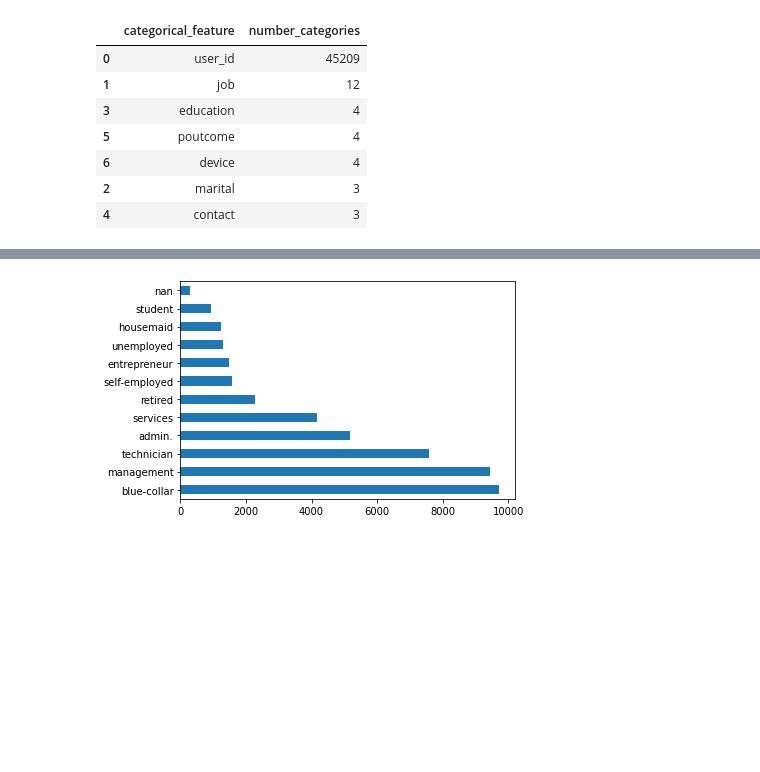
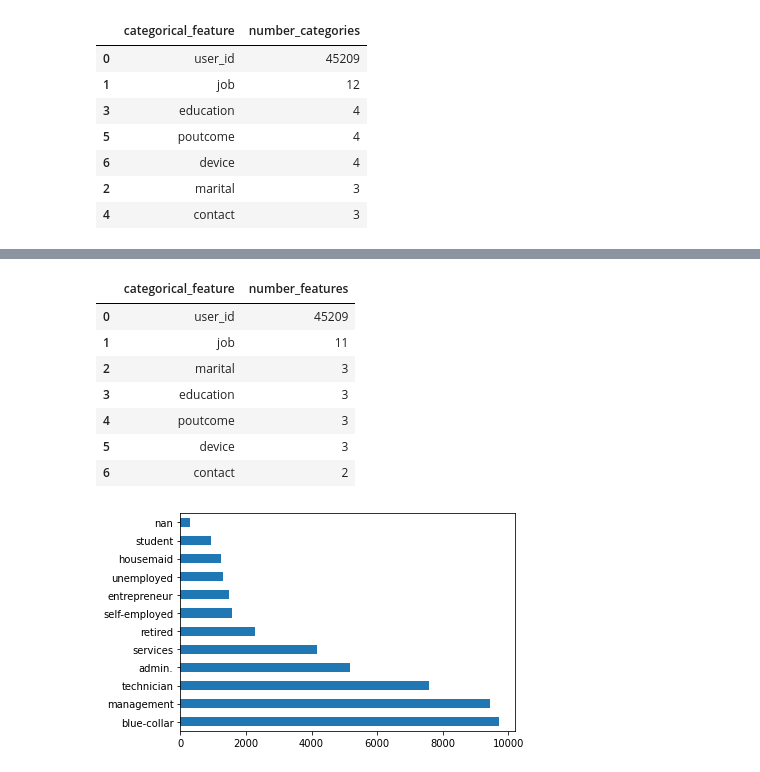
Before and after one commit to tmespe/tub_advanced_ds, a Jupyter notebook: notebooks/02-users-data-eda-tidied.ipynb, the cells around one changed output, grey strips where cells are left out. Drawn from its saved outputs; the diff is of its cells as text; code cells hidden in the pictures; blank space fills up the shorter version.

```diff
--- a/notebooks/02-users-data-eda-tidied.ipynb
+++ b/notebooks/02-users-data-eda-tidied.ipynb
@@ -187,3 +205,17 @@ identify_number_categories(users_data)
+# %%
+# convert the output to a DataFrame if you want to tidy up the output
+
+summary_df = pd.DataFrame(users_data.select_dtypes("object").apply(pd.Series.nunique).sort_values(ascending=False)).reset_index()
+summary_df.rename(columns = {"index": "categorical_feature", 0 : "number_features"})
+# %% [output]
+|  | categorical_feature | number_features |
+| 0 | user_id | 45209 |
+| 1 | job | 11 |
+| 2 | marital | 3 |
+| 3 | education | 3 |
+| 4 | poutcome | 3 |
+| 5 | device | 3 |
+| 6 | contact | 2 |
 # %%
 # there are several ways we can visualise numerical data
 # for non numerical data, bar charts are the safest best
```
Also changed, not shown: parts of 2 cells of this notebook.
